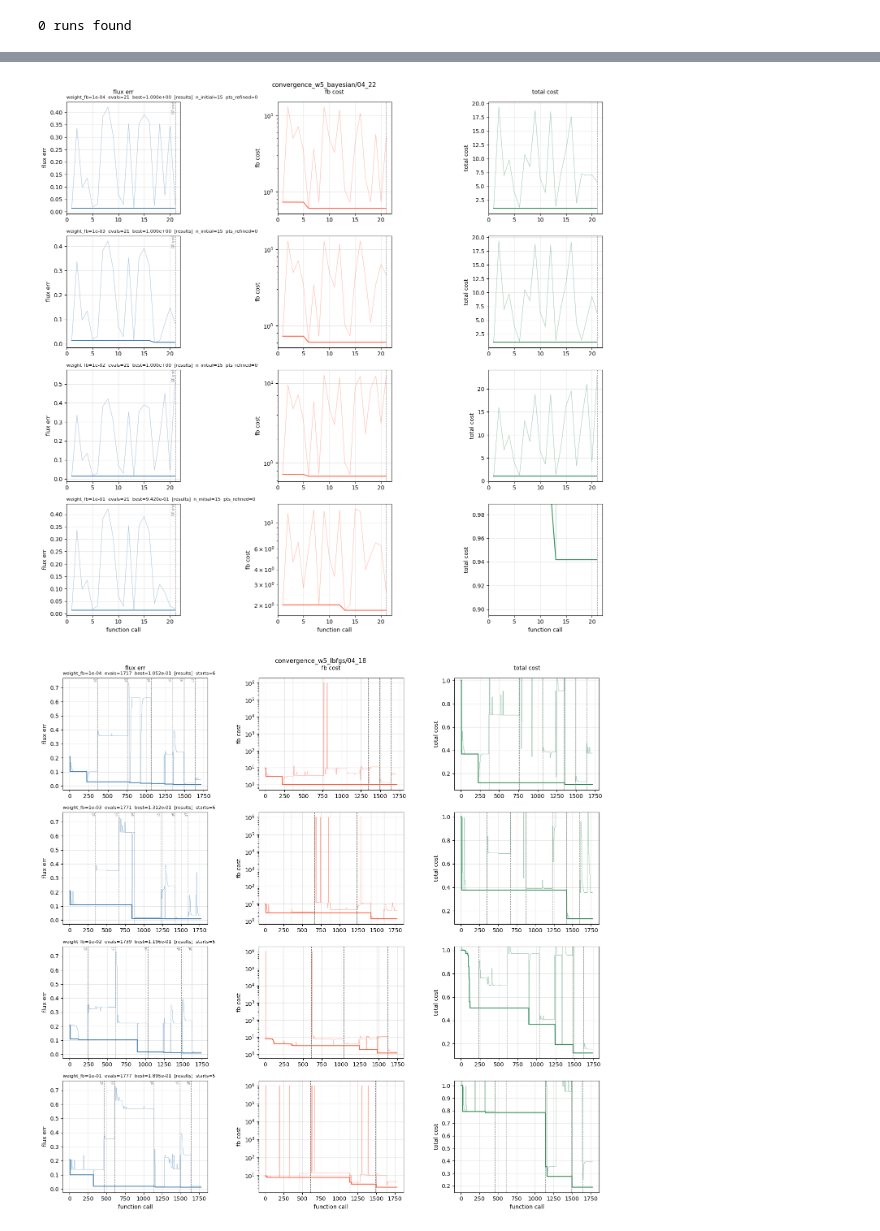
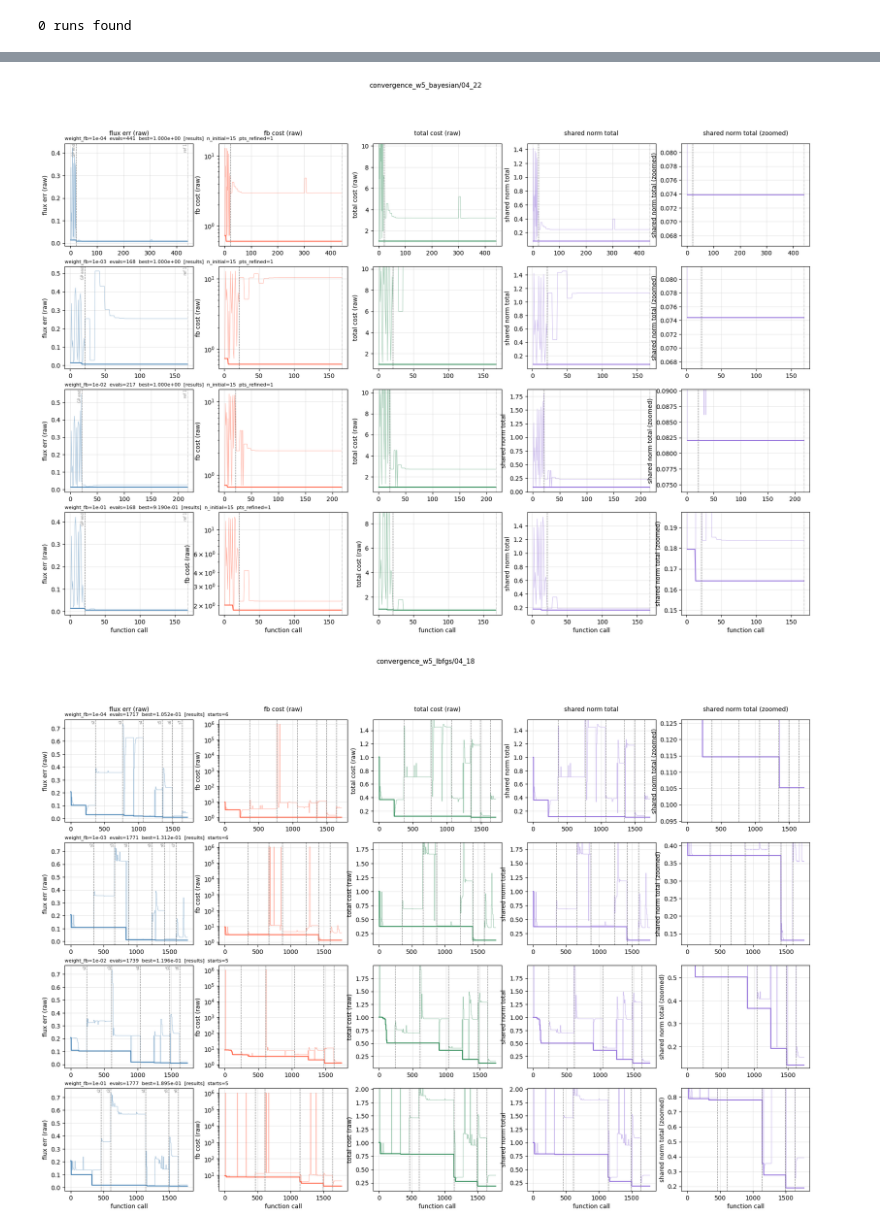
Before and after one commit to jeremslm/PF_location_optimization, a Jupyter notebook: notebooks/combined_boundary_analysis.ipynb, the cells around one changed output, grey strips where cells are left out. Cells and saved outputs as stored; diff of their text form; code cells hidden in the pictures.

```diff
--- a/notebooks/combined_boundary_analysis.ipynb
+++ b/notebooks/combined_boundary_analysis.ipynb
@@ -281,14 +335,17 @@ plt.show()
 # %%
 # shared-normalized total cost history (norm = max(init_lbfgs, init_bayesian) per weight_fb)
 norm_lookup = df.drop_duplicates('weight_fb').set_index('weight_fb')[['norm_fixed', 'norm_fb', 'alpha']]
+CLIP = 1
+
+filtered = runs
 
 for sweep in sorted(set(r['sweep'] for r in filtered)):
-    sweep_runs = [r for r in filtered if r['sweep'] == sweep]
+    sweep_runs = sorted([r for r in filtered if r['sweep'] == sweep], key=lambda x: x['weight_fb'])
     n = len(sweep_runs)
-    fig, axes = plt.subplots(n, 1, figsize=(8, 3.5 * n), squeeze=False)
+    fig, axes = plt.subplots(1, n, figsize=(5 * n, 4), squeeze=False)
     fig.suptitle(f"{sweep} — shared-normalized total cost", fontsize=10)
 
-    for row, r in enumerate(sorted(sweep_runs, key=lambda x: x['weight_fb'])):
+    for col, r in enumerate(sweep_runs):
         d = r['data']
         flux = np.array([x if x is not None else np.nan for x in d['flux_err_history']], dtype=float)
         fb = np.array([x if x is not None else np.nan for x in d['fb_cost_history']], dtype=float)
@@ -316,15 +373,14 @@ for sweep in sorted(set(r['sweep'] for r in filtered)):
         shared_total = (1 - alpha) * flux / norm_fixed + alpha * fb / norm_fb
 
         evals = np.arange(1, len(shared_total) + 1)
-        ax = axes[row][0]
+        ax = axes[0][col]
         ax.plot(evals, shared_total, lw=0.7, alpha=0.4, color='seagreen')
         rb = np.minimum.accumulate(np.where(np.isnan(shared_total), np.inf, shared_total))
         rb[rb == np.inf] = np.nan
         ax.plot(evals, rb, lw=1.5, color='seagreen')
         ax.set_ylabel('shared cost')
+        ax.set_xlabel('function call')
         ax.grid(True, alpha=0.3)
-        if row == n - 1:
-            ax.set_xlabel('function call')
 
         finite = shared_total[np.isfinite(shared_total) & (shared_total < CLIP)]
         if len(finite):
@@ -335,9 +391,8 @@ for sweep in sorted(set(r['sweep'] for r in filtered)):
             ax.axvline(x, color='gray', lw=0.8, ls=ls)
             ax.text(x, ax.get_ylim()[1], lbl, fontsize=6, ha='right', va='top', rotation=90, color='gray')
 
-        run_title = f"w={w:.0e}  best={np.nanmin(shared_total):.3e}  norm_fixed={norm_fixed:.2e}  norm_fb={norm_fb:.2e}"
-        ax.annotate(run_title, xy=(0, 1), xycoords='axes fraction', xytext=(0, 4),
-                    textcoords='offset points', fontsize=8, va='bottom')
+        run_title = f"w={w:.0e}  best={np.nanmin(shared_total):.3e}\nnorm_fixed={norm_fixed:.2e}  norm_fb={norm_fb:.2e}"
+        ax.set_title(run_title, fontsize=7)
 
     plt.tight_layout()
     plt.show()
@@ -416,7 +453,7 @@ print(ds.to_string(index=False))
 SHOW_SWEEPS = None   # None = all, or e.g. ['convergence_w5']
 SHOW_WEIGHTS = None  # None = all, or e.g. [1e-2, 1e-4]
 SHOW_COILS = None    # None = all, or e.g. [3, 4]
-CLIP = 1          # values >= this are plotted but ignored for ylim
+CLIP = 10         # values >= this are plotted but ignored for ylim
 # --------------
 
 filtered = [
@@ -426,12 +463,14 @@ filtered = [
     and (SHOW_COILS is None or r['num_coils'] in SHOW_COILS)
 ]
 
-COL_LABELS = ['flux err', 'fb cost', 'total cost']
+norm_lookup = df.drop_duplicates('weight_fb').set_index('weight_fb')[['norm_fixed', 'norm_fb', 'alpha']]
+
+COL_LABELS = ['flux err (raw)', 'fb cost (raw)', 'total cost (raw)', 'shared norm total', 'shared norm total (zoomed)']
 
 for sweep in sorted(set(r['sweep'] for r in filtered)):
     sweep_runs = [r for r in filtered if r['sweep'] == sweep]
     n = len(sweep_runs)
-    fig, axes = plt.subplots(n, 3, figsize=(14, 3.5 * n), sharex=False, squeeze=False)
+    fig, axes = plt.subplots(n, 5, figsize=(22, 3.5 * n), sharex=False, squeeze=False)
     fig.suptitle(sweep, fontsize=11)
 
     for col, label in enumerate(COL_LABELS):
@@ -443,7 +482,7 @@ for sweep in sorted(set(r['sweep'] for r in filtered)):
         flux = np.array([x if x is not None else np.nan for x in d['flux_err_history']], dtype=float)
         fb = np.array([x if x is not None else np.nan for x in d['fb_cost_history']], dtype=float)
 
-        phase_lines = []  # (label, x, linestyle)
+        phase_lines = []
 
         if r['method'] == 'Bayesian':
             n_bay = d.get('n_bayesian_evals', 0)
@@ -463,47 +502,66 @@ for sweep in sorted(set(r['sweep'] for r in filtered)):
                 phase_lines.append((f's{i+2}', x, '--'))
             extra = f"  starts={d.get('starts_completed','?')}"
 
+        w = r['weight_fb']
+        norm_fixed = norm_lookup.loc[w, 'norm_fixed']
+        norm_fb = norm_lookup.loc[w, 'norm_fb']
+        alpha = norm_lookup.loc[w, 'alpha']
+        shared_total = (1 - alpha) * flux / norm_fixed + alpha * fb / norm_fb
+
+        # ylim top for zoomed column: running minimum at cutoff point
+        rb_shared = np.minimum.accumulate(np.where(np.isnan(shared_total), np.inf, shared_total))
+        rb_shared[rb_shared == np.inf] = np.nan
+        if r['method'] == 'Bayesian':
+            ylim_top = (float(rb_shared[9]) if len(rb_shared) > 9 else float(np.nanmin(rb_shared))) * 1.1
+        else:
+            sb = d.get('start_boundaries', [])
+            ylim_top = (float(rb_shared[sb[0] - 1]) if sb and sb[0] > 0 else float(np.nanmin(rb_shared))) * 1.1
+
         evals = np.arange(1, len(total) + 1)
-        run_title = f"weight_fb={r['weight_fb']:.0e}  evals={len(total)}  best={np.nanmin(total):.3e}  [{r['source']}]{extra}"
+        run_title = f"weight_fb={w:.0e}  evals={len(total)}  best={np.nanmin(total):.3e}  [{r['source']}]{extra}"
 
         for ax, y, color, ylabel in zip(
             axes[row],
-            [flux, fb, total],
-            ['steelblue', 'tomato', 'seagreen'],
+            [flux, fb, total, shared_total, shared_total],
+            ['steelblue', 'tomato', 'seagreen', 'mediumpurple', 'mediumpurple'],
             COL_LABELS,
         ):
             ax.plot(evals, y, lw=0.7, alpha=0.5, color=color)
             running_best = np.minimum.accumulate(np.where(np.isnan(y), np.inf, y))
             running_best[running_best == np.inf] = np.nan
             ax.plot(evals, running_best, lw=1.5, color=color)
             ax.set_ylabel(ylabel)
             ax.grid(True, alpha=0.3)
             if row == len(sweep_runs) - 1:
                 ax.set_xlabel('function call')
 
-            if ylabel == "fb cost":
-                ax.set_yscale("log")
+            if ylabel == 'fb cost (raw)':
+                ax.set_yscale('log')
             else:
                 finite = y[np.isfinite(y) & (y < CLIP)]
                 if len(finite):
                     pad = (finite.max() - finite.min()) * 0.05 or finite.min() * 0.05
                     ax.set_ylim(finite.min() - pad, finite.max() + pad)
 
             for lbl, x, ls in phase_lines:
                 ax.axvline(x, color='gray', lw=0.8, ls=ls)
                 if ax is axes[row][0]:
                     ax.text(x, ax.get_ylim()[1], lbl, fontsize=6, ha='right',
                             va='top', rotation=90, color='gray')
 
+        # override ylim for zoomed column
+        ax5 = axes[row][4]
+        ymin = float(np.nanmin(rb_shared)) * 0.9
+        ax5.set_ylim(ymin, ylim_top)
+
         axes[row][0].annotate(run_title, xy=(0, 1), xycoords='axes fraction',
                               xytext=(0, 4), textcoords='offset points',
                               fontsize=8, va='bottom')
 
-    plt.tight_layout()
     plt.show()
 # %% [output]
-[figure, old version]
+[figure, new version]
-[figure, old version]
+[figure, new version]
 # %%
 # # omega analysis: coil separation and penalty fraction across all lbfgs runs
 # import itertools
```
Also changed, not shown: parts of 10 cells of this notebook, 4 other files.
